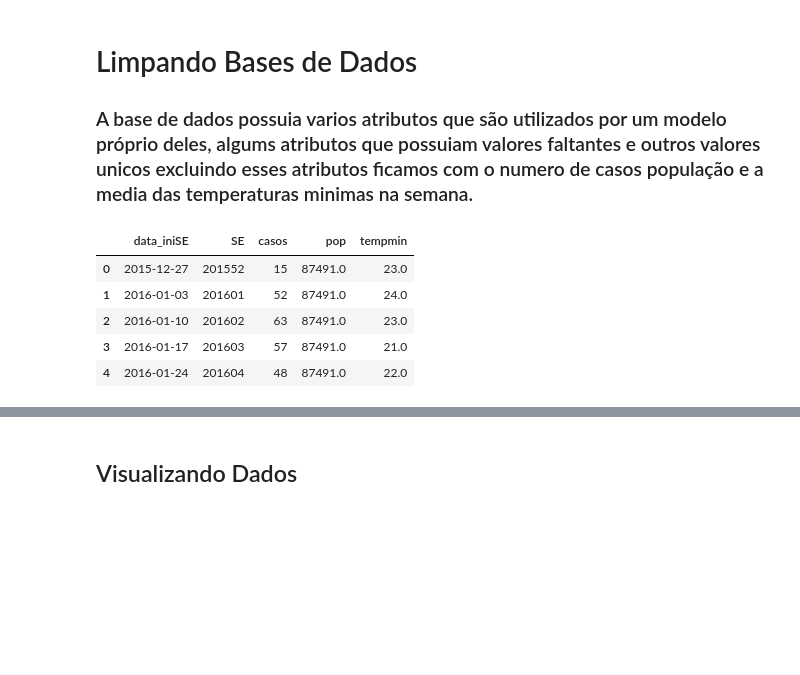
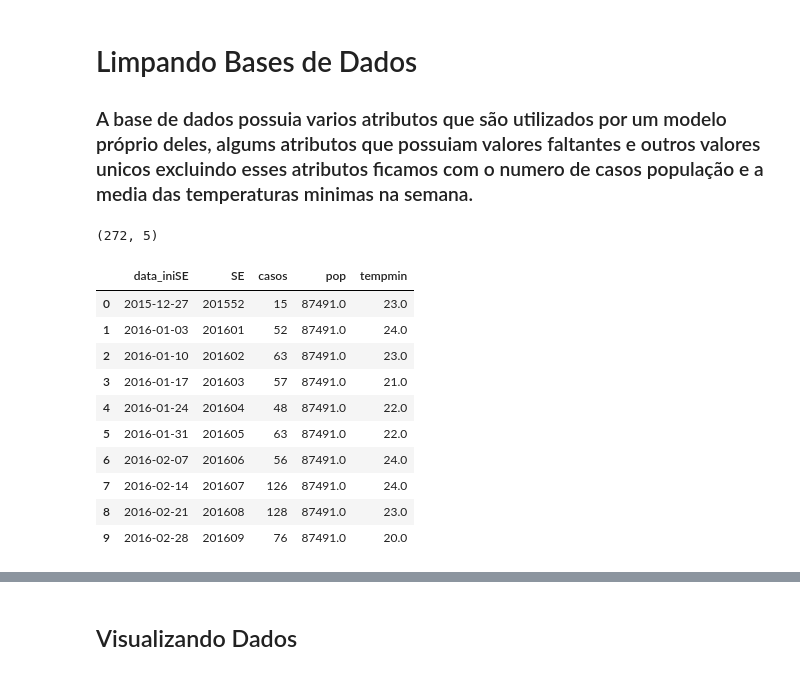
Before and after one commit to NicolasJorgeDL-zz/cd_dengue, a Jupyter notebook: main.ipynb, the cells around one changed output, grey strips where cells are left out. Saved outputs shown, nothing was run; the diff lists cells and outputs as text; code cells hidden in the pictures; blank space fills up the shorter version.

```diff
--- a/main.ipynb
+++ b/main.ipynb
@@ -26,12 +27,19 @@ dsc_fbe = ds_fbe.drop(col_remove,axis=1)
 dsc_ldb = ds_ldb.drop(col_remove,axis=1)
 dsc_mgf = ds_mgf.drop(col_remove,axis=1)
 dsc_pto = ds_pto.drop(col_remove,axis=1)
-# %%
-dsc_fbe.head()
-# %% [output]
-|  | data_iniSE | SE | casos | pop | tempmin |
-| 0 | 2015-12-27 | 201552 | 15 | 87491.0 | 23.0 |
-| 1 | 2016-01-03 | 201601 | 52 | 87491.0 | 24.0 |
-| 2 | 2016-01-10 | 201602 | 63 | 87491.0 | 23.0 |
-| 3 | 2016-01-17 | 201603 | 57 | 87491.0 | 21.0 |
-| 4 | 2016-01-24 | 201604 | 48 | 87491.0 | 22.0 |
+# %%
+print(dsc_foz.shape)
+dsc_fbe.head(10)
+# %% [output]
+(272, 5)
+|  | data_iniSE | SE | casos | pop | tempmin |
+| 0 | 2015-12-27 | 201552 | 15 | 87491.0 | 23.0 |
+| 1 | 2016-01-03 | 201601 | 52 | 87491.0 | 24.0 |
+| 2 | 2016-01-10 | 201602 | 63 | 87491.0 | 23.0 |
+| 3 | 2016-01-17 | 201603 | 57 | 87491.0 | 21.0 |
+| 4 | 2016-01-24 | 201604 | 48 | 87491.0 | 22.0 |
+| 5 | 2016-01-31 | 201605 | 63 | 87491.0 | 22.0 |
+| 6 | 2016-02-07 | 201606 | 56 | 87491.0 | 24.0 |
+| 7 | 2016-02-14 | 201607 | 126 | 87491.0 | 24.0 |
+| 8 | 2016-02-21 | 201608 | 128 | 87491.0 | 23.0 |
+| 9 | 2016-02-28 | 201609 | 76 | 87491.0 | 20.0 |
```
Also changed, not shown: parts of 4 cells of this notebook.
